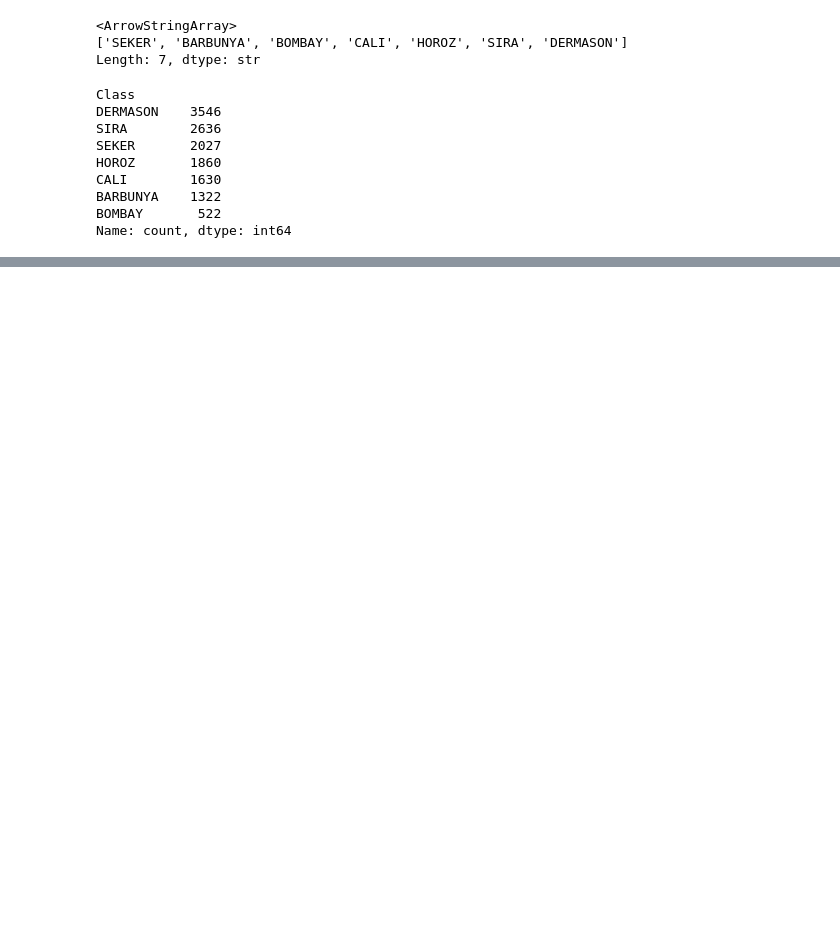
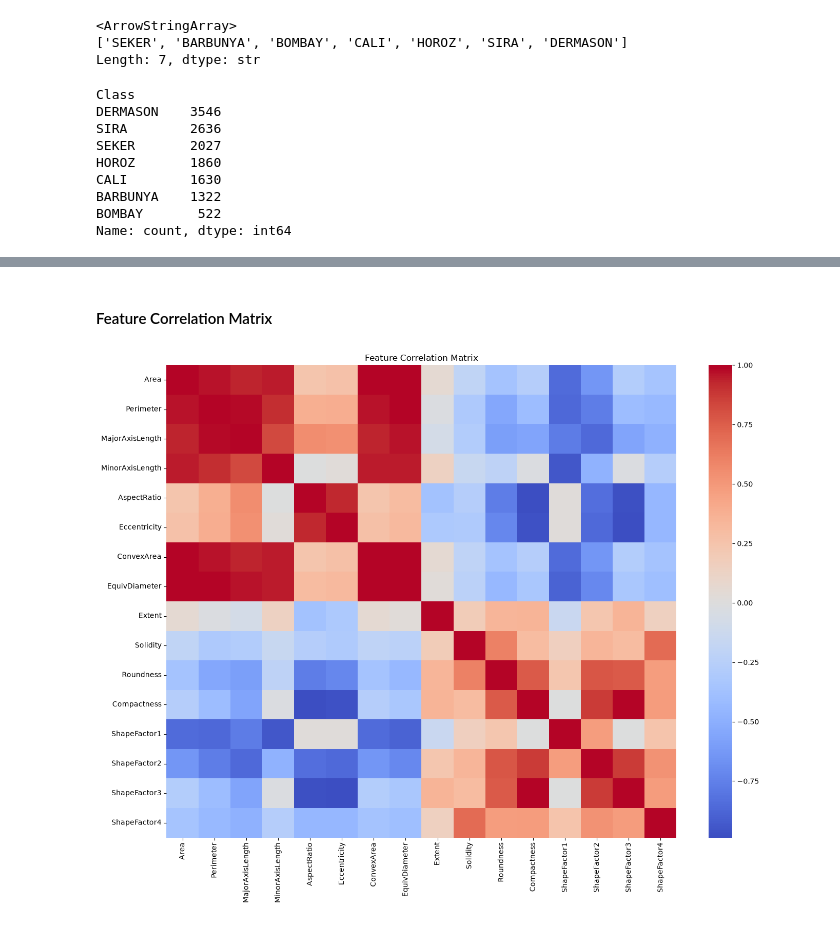
Before and after one commit to itskimheng/IAI_Lab_Intro_Assignment_1, a Jupyter notebook: main.ipynb, the cells around one changed output, grey strips where cells are left out. Drawn from its saved outputs; the diff is of its cells as text; code cells hidden in the pictures; blank space fills up the shorter version.

```diff
--- a/main.ipynb
+++ b/main.ipynb
@@ -135,0 +190,16 @@ df['Class'].value_counts().plot(kind='pie')
+# %% [markdown]
+#### Feature Correlation Matrix
+# %%
+plt.figure(figsize=(14, 11))
+
+sns.heatmap(
+    df.corr(numeric_only=True),
+    cmap="coolwarm",
+    center=0
+)
+
+plt.title("Feature Correlation Matrix")
+plt.tight_layout()
+plt.show()
+# %% [output]
+[figure, added]
```
Also changed, not shown: parts of 40 cells of this notebook.
